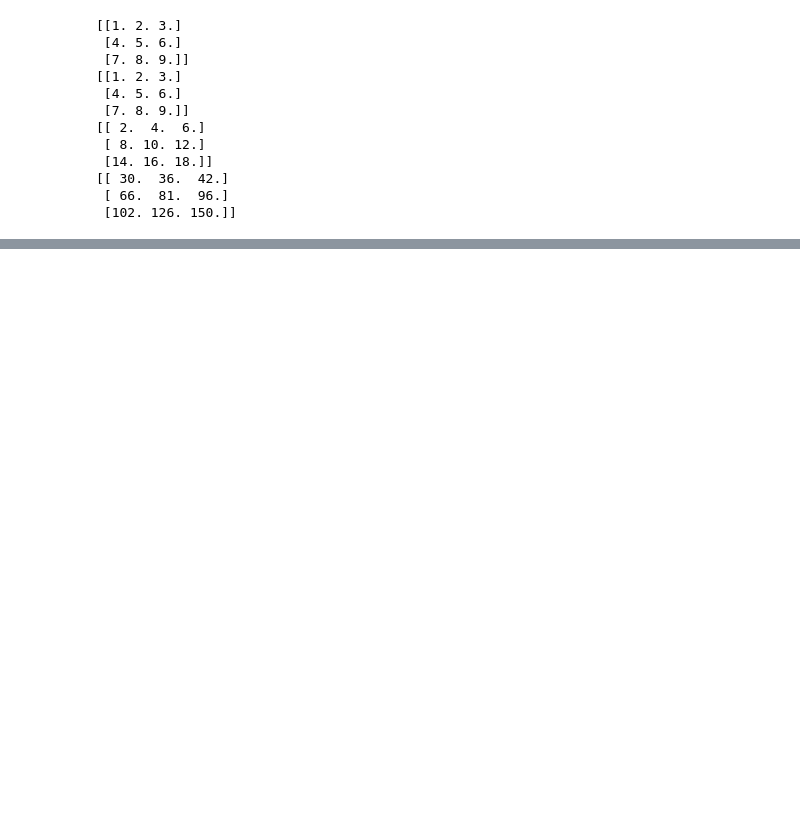
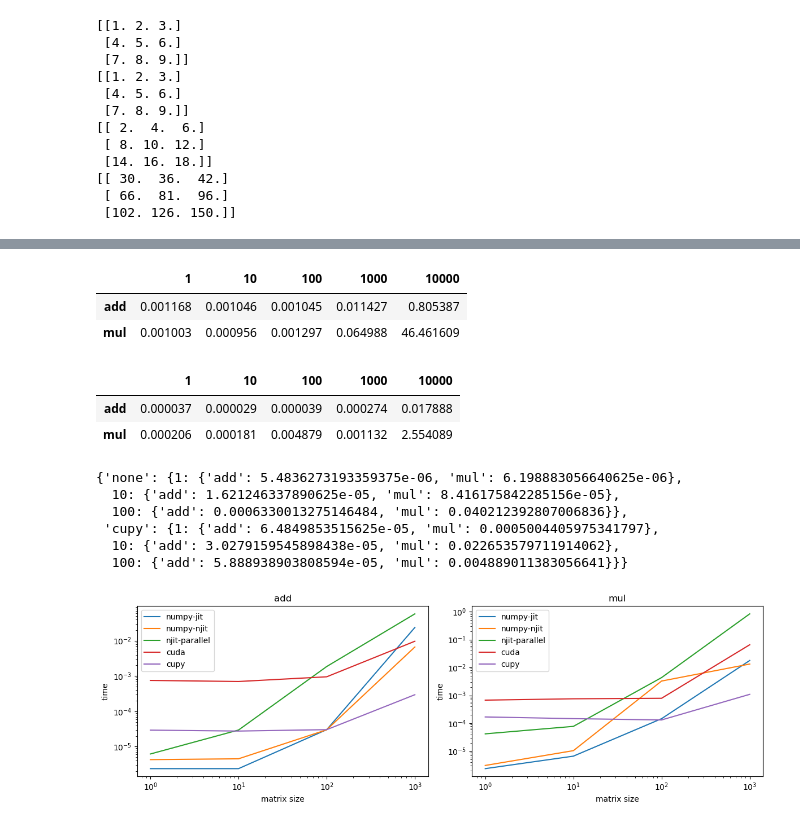
Before and after one commit to td-garnier/Bib_Calcul_Mat, a Jupyter notebook: notebook.ipynb, the cells around one changed output, grey strips where cells are left out. Saved outputs shown, nothing was run; the diff lists cells and outputs as text; code cells hidden in the pictures; blank space fills up the shorter version.

```diff
--- a/notebook.ipynb
+++ b/notebook.ipynb
@@ -215,0 +191,39 @@ result_matrix_njit_p
+# %%
+result_matrix_njit_p=time.get_times_for_severals_matrix_sizes(Matrix,square_size=[1,10,100,1000,10000],optimizer='cuda')
+result_matrix_njit_p
+# %% [output]
+|  | 1 | 10 | 100 | 1000 | 10000 |
+| add | 0.001168 | 0.001046 | 0.001045 | 0.011427 | 0.805387 |
+| mul | 0.001003 | 0.000956 | 0.001297 | 0.064988 | 46.461609 |
+# %%
+result_matrix_njit_p=time.get_times_for_severals_matrix_sizes(Matrix,square_size=[1,10,100,1000,10000],optimizer='cupy')
+result_matrix_njit_p
+# %% [output]
+|  | 1 | 10 | 100 | 1000 | 10000 |
+| add | 0.000037 | 0.000029 | 0.000039 | 0.000274 | 0.017888 |
+| mul | 0.000206 | 0.000181 | 0.004879 | 0.001132 | 2.554089 |
+# %%
+from MatCalcul import Matrix,Time_Measurement
+
+time=Time_Measurement()
+
+result_matrix=time._compare_for_severals_matrix_sizes_and_optimizer(Matrix,square_size=[1,10,100],optimizer_list=['none','cupy'])
+result_matrix
+# %% [output]
+{'none': {1: {'add': 5.4836273193359375e-06, 'mul': 6.198883056640625e-06},
+  10: {'add': 1.621246337890625e-05, 'mul': 8.416175842285156e-05},
+  100: {'add': 0.0006330013275146484, 'mul': 0.040212392807006836}},
+ 'cupy': {1: {'add': 6.4849853515625e-05, 'mul': 0.0005004405975341797},
+  10: {'add': 3.0279159545898438e-05, 'mul': 0.022653579711914062},
+  100: {'add': 5.888938903808594e-05, 'mul': 0.004889011383056641}}}
+# %%
+from MatCalcul import Matrix,Time_Measurement
+
+time=Time_Measurement()
+
+optimizer_list=['numpy-jit','numpy-njit','njit-parallel','cuda','cupy']
+square_size=[1,10,100,1000]
+result_matrix=time._compare_for_severals_matrix_sizes_and_optimizer(Matrix,square_size=square_size,optimizer_list=optimizer_list)
+time.plot_times_for_severals_matrix_sizes_and_optimizer(result_matrix)
+# %% [output]
+[figure, added]
```
Also changed, not shown: parts of 17 cells of this notebook, 2 other files.
